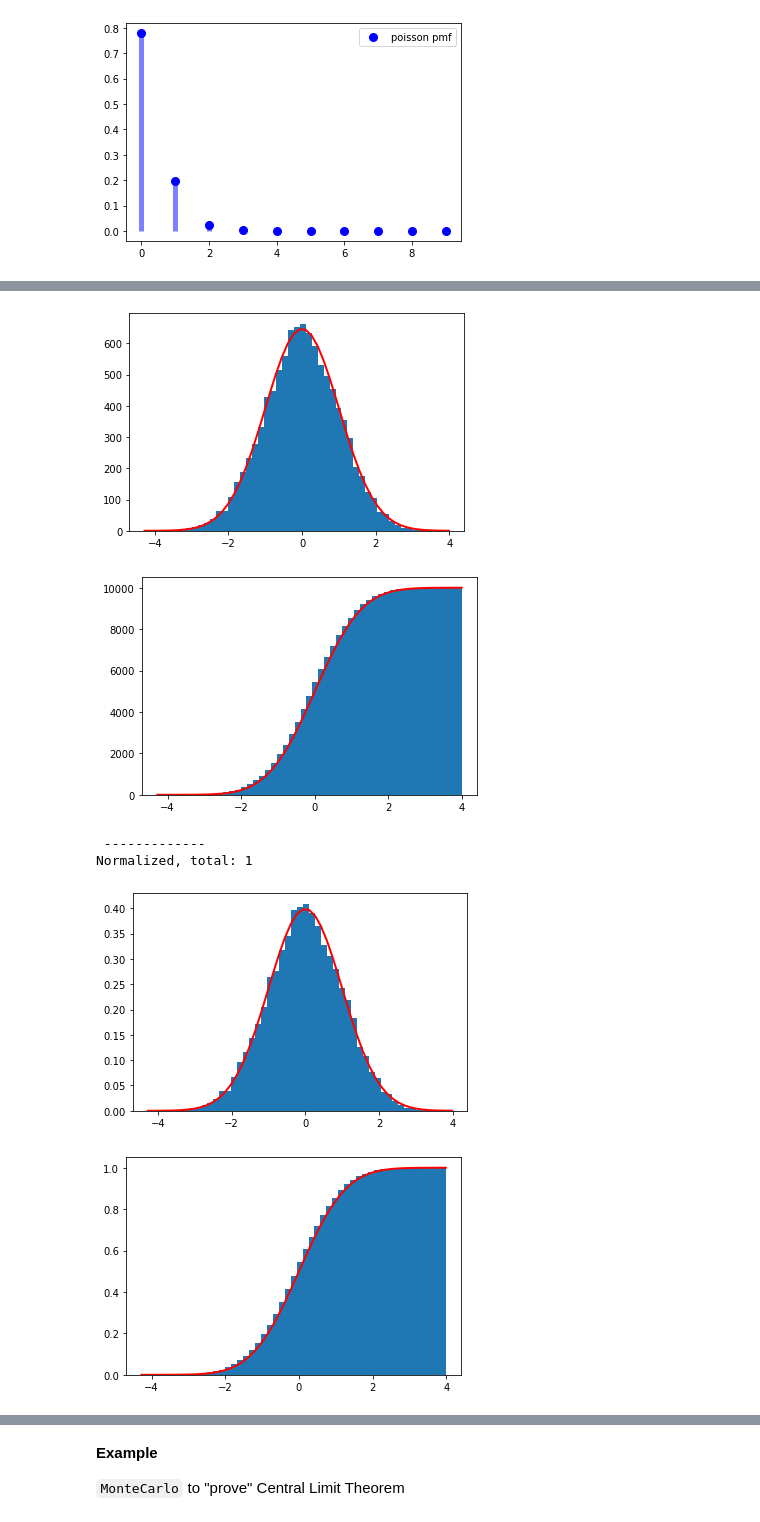
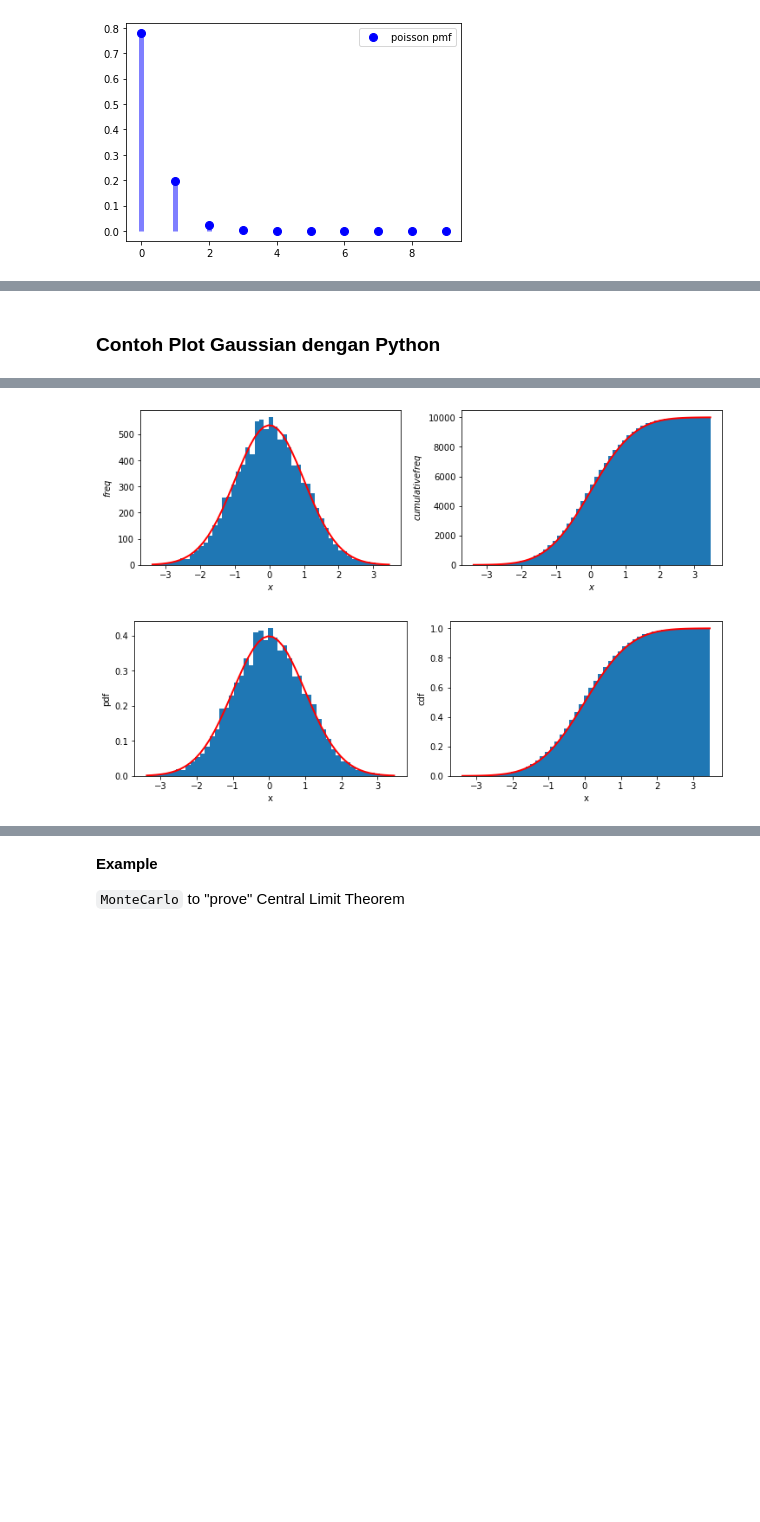
Before and after one commit to ridlo/statistics, a Jupyter notebook: Statistics_003_probability_distribution.ipynb, the cells around one changed output, grey strips where cells are left out. Saved outputs shown, nothing was run; the diff lists cells and outputs as text; code cells hidden in the pictures; blank space fills up the shorter version.

```diff
--- a/Statistics_003_probability_distribution.ipynb
+++ b/Statistics_003_probability_distribution.ipynb
@@ -582,6 +647,8 @@ $$F(x) = \Phi(x) = \frac{1}{2}\left[ 1 + \text{erf}\left( \frac{x-\mu}{\sigma \s
 + Gaussian distributions have some unique properties that are valuable in analytic studies:
     + any linear combination of a fixed collection of normal deviates is a normal deviate.
     + Many results and methods, such as propagation of uncertainty and least squares parameter fitting, can be derived analytically in explicit form when the relevant variables are normally distributed.
+# %% [markdown]
+### Contoh Plot Gaussian dengan Python
 # %%
 ## Example of data with Normal distribution
 mu = 0.0
@@ -595,31 +662,51 @@ nbins=51
 
 from scipy.special import erf # for cdf plot
 
-count, bins, ignored = plt.hist(s, nbins);
+print(" ------------- ")
+print("Not normalized, total: number of data/population/sample")
+
+gambar = plt.figure(figsize=(10,3), constrained_layout=True)
+gsarr = gambar.add_gridspec(1, 2)
+
+plotpdf = gambar.add_subplot(gsarr[0, 0])
+count, bins, ignored = plotpdf.hist(s, nbins);
 width = bins[1]-bins[0]
 print(f"Count [{len(count)}]: ", count)
 print("bins: ", bins)
 print("width: ", width)
+plotpdf.plot(bins, Nsample*width * 1/(sigma * np.sqrt(2 * np.pi)) * np.exp( - (bins - mu)**2 / (2 * sigma**2) ), linewidth=2, color='r') # size, color
+plotpdf.set_xlabel(r"$x$")
+plotpdf.set_ylabel(r"$freq$")
 
-print(" ------------- ")
-print("Not normalized, total: number of data/population/sample")
+plotcdf = gambar.add_subplot(gsarr[0, 1])
+plotcdf.hist(s, nbins, cumulative=True);
+plotcdf.plot(bins, Nsample * 0.5*(1 + erf((bins-mu)/(np.sqrt(2)*sigma))), linewidth=2, color='r')
+plotcdf.set_xlabel(r"$x$")
+plotcdf.set_ylabel(r"$cumulative freq$");
 
-plt.plot(bins, Nsample*width * 1/(sigma * np.sqrt(2 * np.pi)) * np.exp( - (bins - mu)**2 / (2 * sigma**2) ), linewidth=2, color='r')
-plt.show()
+# plt.plot(bins, Nsample*width * 1/(sigma * np.sqrt(2 * np.pi)) * np.exp( - (bins - mu)**2 / (2 * sigma**2) ), linewidth=2, color='r')
+# plt.show()
 
-count, bins, ignored = plt.hist(s, nbins, cumulative=True);
-plt.plot(bins, Nsample * 0.5*(1 + erf((bins-mu)/(np.sqrt(2)*sigma))), linewidth=2, color='r')
-plt.show()
+# count, bins, ignored = plt.hist(s, nbins, cumulative=True);
+# plt.plot(bins, Nsample * 0.5*(1 + erf((bins-mu)/(np.sqrt(2)*sigma))), linewidth=2, color='r')
+# plt.show()
 
 #####
 print(" ------------- ")
 print("Normalized, total: 1")
 ## density True -> normalize -> pdf
-count, bins, ignored = plt.hist(s, nbins, density=True);
-plt.plot(bins, 1/(sigma * np.sqrt(2 * np.pi)) * np.exp( - (bins - mu)**2 / (2 * sigma**2) ), linewidth=2, color='r')
-plt.show()
+gambar2 = plt.figure(figsize=(10,3), constrained_layout=True)
+gsarr = gambar2.add_gridspec(1, 2)
 
-count, bins, ignored = plt.hist(s, nbins, density=True, cumulative=True);
-plt.plot(bins, 0.5*(1 + erf((bins-mu)/(np.sqrt(2)*sigma))), linewidth=2, color='r')
-plt.show()
+plotpdf = gambar2.add_subplot(gsarr[0, 0])
+count, bins, ignored = plotpdf.hist(s, nbins, density=True);
+plotpdf.plot(bins, 1/(sigma * np.sqrt(2 * np.pi)) * np.exp( - (bins - mu)**2 / (2 * sigma**2) ), linewidth=2, color='r')
+plotpdf.set_xlabel("x")
+plotpdf.set_ylabel("pdf")
+
+plotcdf = gambar2.add_subplot(gsarr[0, 1])
+plotcdf.hist(s, nbins, density=True, cumulative=True);
+plotcdf.plot(bins, 0.5*(1 + erf((bins-mu)/(np.sqrt(2)*sigma))), linewidth=2, color='r')
+plotcdf.set_xlabel("x")
+plotcdf.set_ylabel("cdf");
 # %% [output]
@@ -644,9 +733,5 @@ Not normalized, total: number of data/population/sample
-[figure, old version]
+[figure, new version]
-[figure, old version]
+[figure, new version]
- -------------
-Normalized, total: 1
-[figure, removed]
-[figure, removed]
 # %% [markdown]
 ### Central Limit Theorem
 
```
Also changed, not shown: parts of 32 cells of this notebook.
